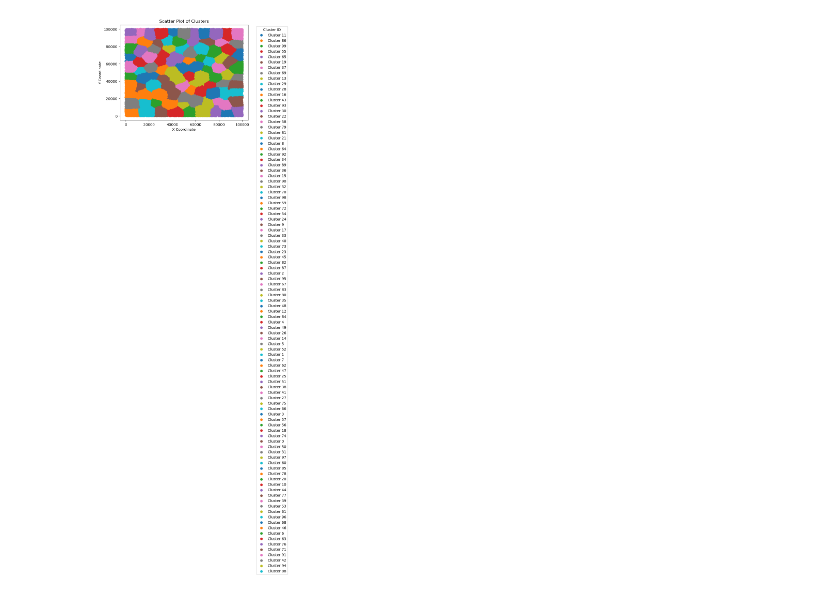
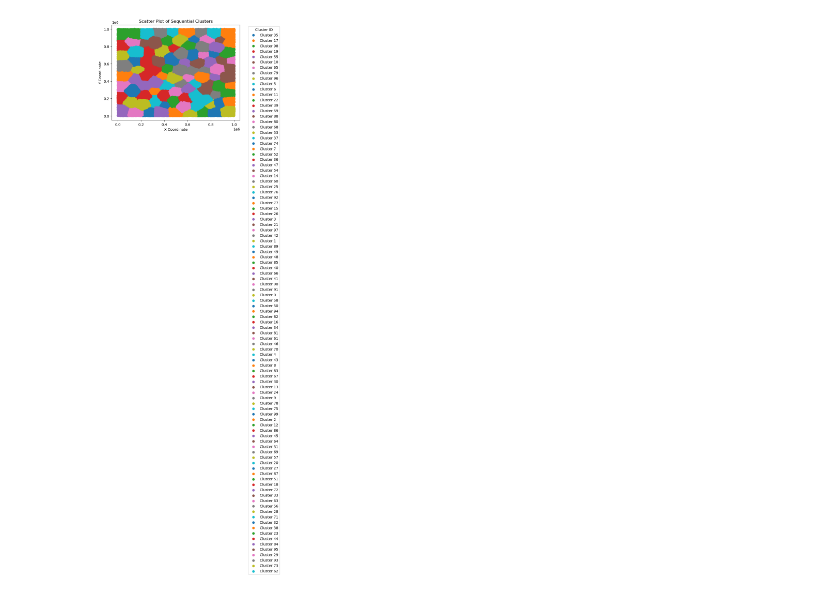
Before and after one commit to cmse822/final-project-Ledengary, a Jupyter notebook: plotting.ipynb, the cells around one changed output. Drawn from its saved outputs; the diff is of its cells as text; code cells hidden in the pictures.

```diff
--- a/plotting.ipynb
+++ b/plotting.ipynb
@@ -1,26 +4,13 @@
 # %%
-import pandas as pd
-import matplotlib.pyplot as plt
-
-# Read the data from the file
-data = pd.read_csv('data.txt')
-
-# Plotting
+data = pd.read_csv('sequential_clusters.txt')
 fig, ax = plt.subplots()
-# Scatter plot for each unique cluster
 for cluster in data['cluster_id'].unique():
     cluster_data = data[data['cluster_id'] == cluster]
     ax.scatter(cluster_data['x'], cluster_data['y'], label=f'Cluster {cluster}')
-
-# Set a legend outside of the plot
 ax.legend(title='Cluster ID', bbox_to_anchor=(1.05, 1), loc='upper left')
-
-# Add labels and title
 ax.set_xlabel('X Coordinate')
 ax.set_ylabel('Y Coordinate')
-ax.set_title('Scatter Plot of Clusters')
-
-# Show the plot
+ax.set_title('Scatter Plot of Sequential Clusters')
 plt.show()
 # %% [output]
-[figure, old version]
+[figure, new version]
```
Also changed, not shown: parts of 3 cells of this notebook, 16 other files.
